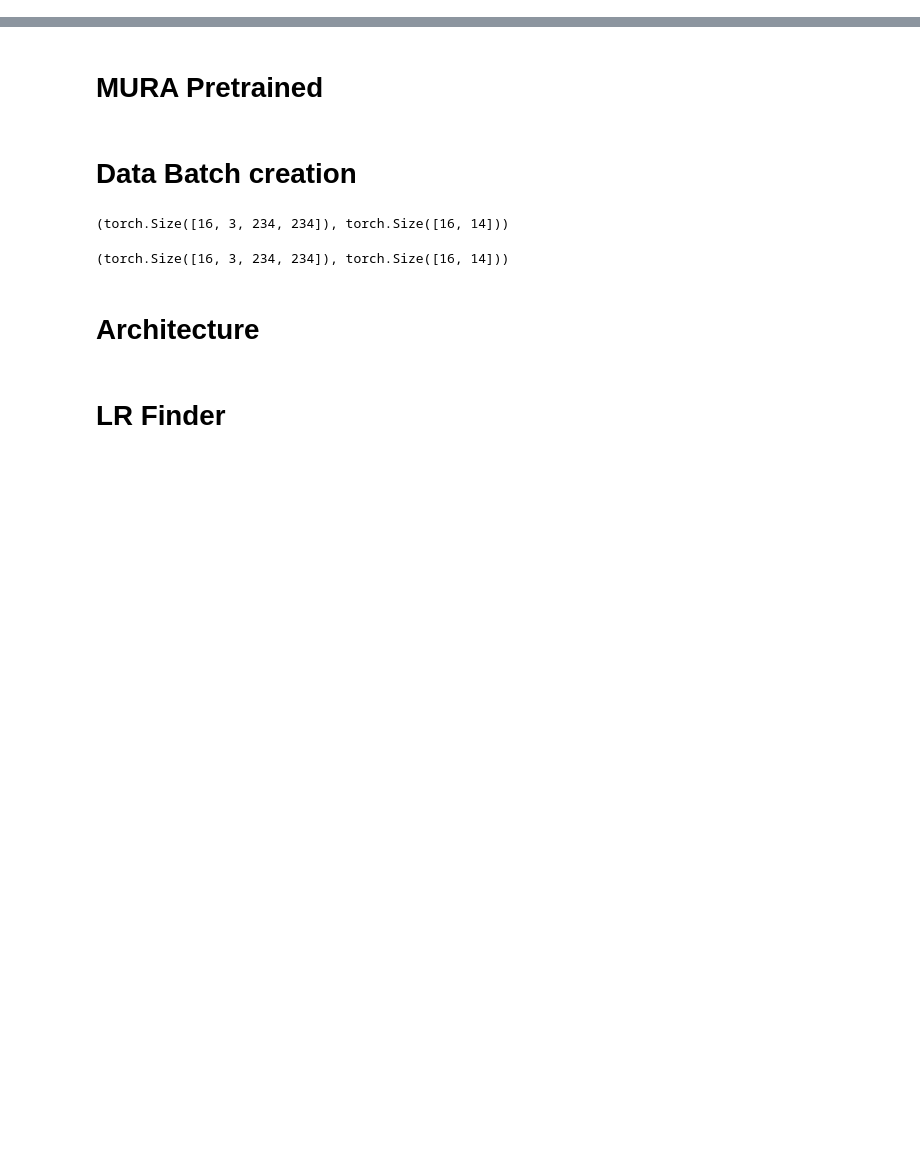
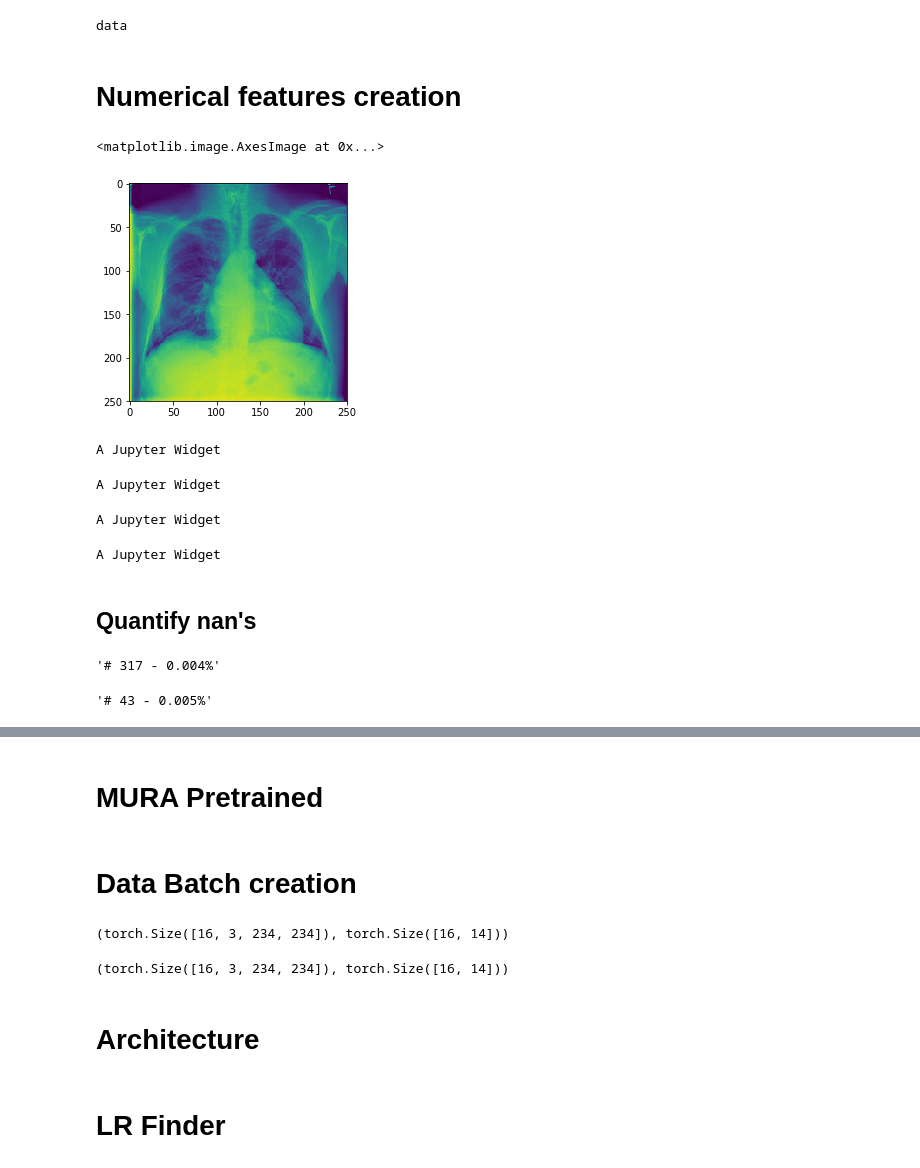
Before and after one commit to r0mer0m/DL-Medical-Images, a Jupyter notebook: multilabel_disease_traditional_app.ipynb, the cells around one changed output, grey strips where cells are left out. Cells and saved outputs as stored; diff of their text form; code cells hidden in the pictures; blank space fills up the shorter version.

Commit message:
formatting code traditional approach

```diff
--- a/multilabel_disease_traditional_app.ipynb
+++ b/multilabel_disease_traditional_app.ipynb
@@ -24,0 +10,9 @@ from sklearn.metrics import roc_auc_score
+# %%
+PATH = Path('../data')
+IMG_FOLDER_PATH = PATH/'ChestXRay-250'
+TRADITIONAL_DATA_PATH = PATH/'traditional/14diseases/data'
+TRADITIONAL_MODELS_PATH = PATH/'traditional/14diseases/models'
+# %%
+! ls $TRADITIONAL_DATA_PATH/..
+# %% [output]
+data
@@ -24,0 +21,2 @@ from sklearn.metrics import roc_auc_score
+# %% [markdown]
+# Numerical features creation
@@ -24,0 +75,34 @@ from sklearn.metrics import roc_auc_score
+# %%
+train_df = pd.read_csv(PATH/"train_df.csv")
+valid_df = pd.read_csv(PATH/"val_df.csv")
+test_df = pd.read_csv(PATH/"test_df.csv")
+# %%
+im = read_image_grey(str(IMG_FOLDER_PATH/train_df.ImageIndex[0]))
+plt.imshow(im)
+# %% [output]
+<matplotlib.image.AxesImage at 0x...>
+[figure, added]
+# %%
+X_train,Y_train = read_img2features(train_df, base_path=IMG_FOLDER_PATH)
+X_valid,Y_valid = read_img2features(valid_df, base_path=IMG_FOLDER_PATH)
+X_test,Y_test = read_img2features(test_df, base_path=IMG_FOLDER_PATH)
+# %% [output]
+A Jupyter Widget
+A Jupyter Widget
+A Jupyter Widget
+# %%
+X_train,Y_train = read_img2features(train_df, base_path=IMG_FOLDER_PATH)
+X_valid,Y_valid = read_img2features(valid_df, base_path=IMG_FOLDER_PATH)
+X_test,Y_test = read_img2features(test_df, base_path=IMG_FOLDER_PATH)
+# %% [output]
+A Jupyter Widget
+# %% [markdown]
+## Quantify nan's
+# %%
+f"# {np.isnan(X_train).sum(axis=1).sum()} - {np.isnan(X_train).sum(axis=1).sum()/X_train.shape[0]:.3f}%"
+# %% [output]
+'# 317 - 0.004%'
+# %%
+f"# {np.isnan(X_valid).sum(axis=1).sum()} - {np.isnan(X_valid).sum(axis=1).sum()/X_valid.shape[0]:.3f}%"
+# %% [output]
+'# 43 - 0.005%'
```
Also changed, not shown: parts of 21 cells of this notebook.
